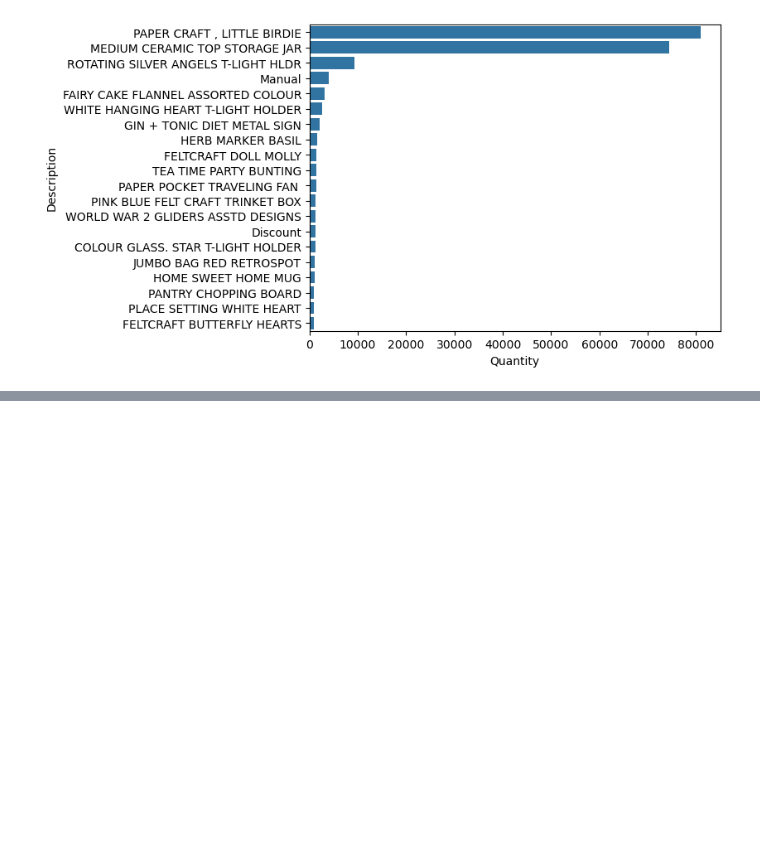
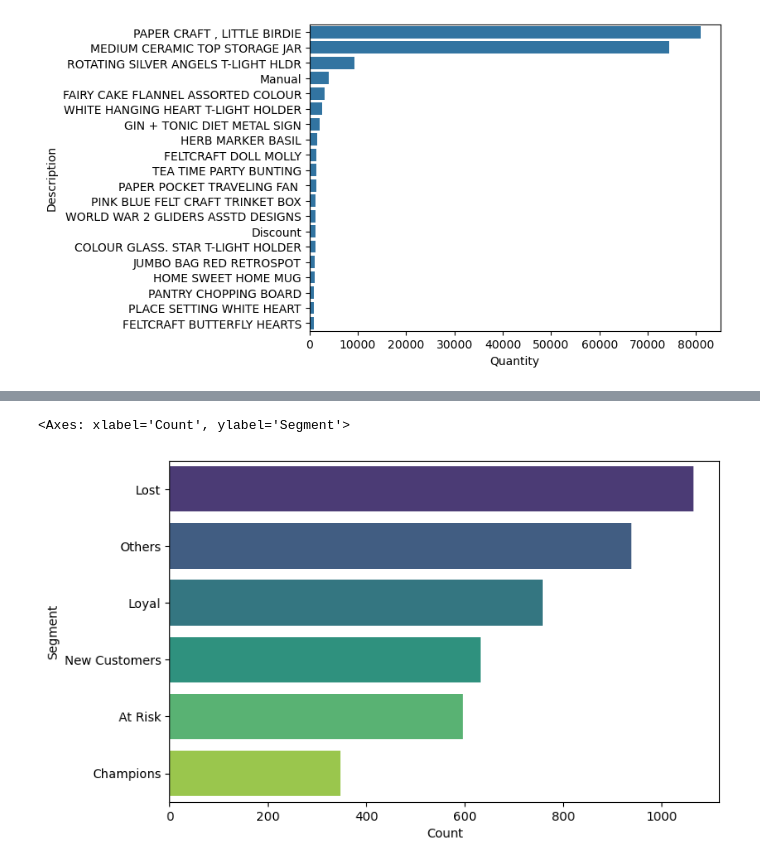
Before and after one commit to yaroslavvv-fino/project-eda-online-retail, a Jupyter notebook: ProjectOnlineRetail.ipynb, the cells around one changed output, grey strips where cells are left out. Saved outputs shown, nothing was run; the diff lists cells and outputs as text; code cells hidden in the pictures; blank space fills up the shorter version.

```diff
--- a/ProjectOnlineRetail.ipynb
+++ b/ProjectOnlineRetail.ipynb
@@ -474,0 +506,9 @@ top_returns.head(20)
+# %%
+max_date = df['InvoiceDate'].max() + dt.timedelta(days=1)
+
+rfm = df.groupby('CustomerID').agg({'InvoiceDate': lambda x: (max_date - x.max()).days, 'InvoiceNo': 'nunique', 'TotalPrice': 'sum'})
+rfm.columns = ['Recency', 'Frequency', 'Monetary']
+
+rfm = rfm[rfm['Monetary'] > 0]
+
+rfm.head()
@@ -474,0 +541,9 @@ top_returns.head(20)
+# %%
+
+rfm['R'] = pd.qcut(rfm['Recency'], 5, labels=[5,4,3,2,1])
+
+rfm['F'] = pd.qcut(rfm['Frequency'].rank(method='first'), 5, labels=[1,2,3,4,5])
+
+rfm['M'] = pd.qcut(rfm['Monetary'], 5, labels=[1,2,3,4,5])
+
+rfm.head(10)
@@ -474,0 +565,17 @@ top_returns.head(20)
+# %%
+def rfm_segment(row):
+    r, f, m = row['R'], row['F'], row['M']
+    if r == 5 and f == 5 and m == 5:
+        return 'Champions'
+    elif r >= 4 and f >= 4 and m >= 3:
+        return 'Loyal'
+    elif r >= 4 and f <= 3:
+        return 'New Customers'
+    elif r <= 2 and f <= 2:
+        return 'Lost'
+    elif r <= 3 and f >= 4:
+        return 'At Risk'
+    else:
+        return 'Others'
+
+rfm['Segment'] = rfm.apply(rfm_segment, axis=1)
@@ -474,0 +593,9 @@ top_returns.head(20)
+# %%
+segment_counts = rfm['Segment'].value_counts().reset_index()
+segment_counts.columns = ['Segment', 'Count']
+
+plt.figure(figsize=(8,5))
+sns.barplot(data=segment_counts, x='Count', y='Segment', hue='Segment', palette='viridis', legend=False)
+# %% [output]
+<Axes: xlabel='Count', ylabel='Segment'>
+[figure, added]
```
Also changed, not shown: parts of 22 cells of this notebook.
